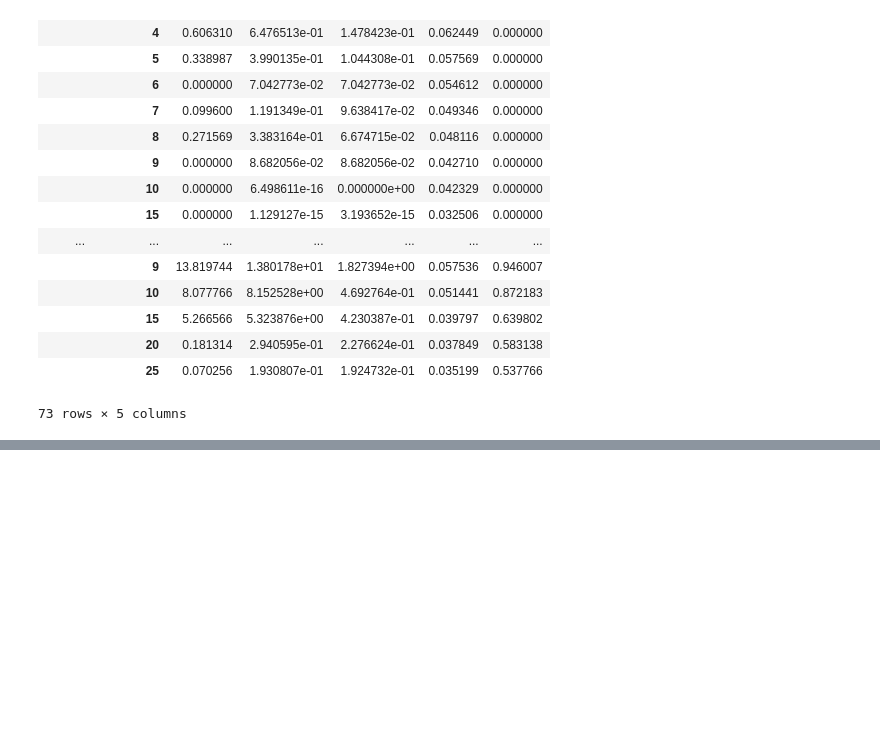
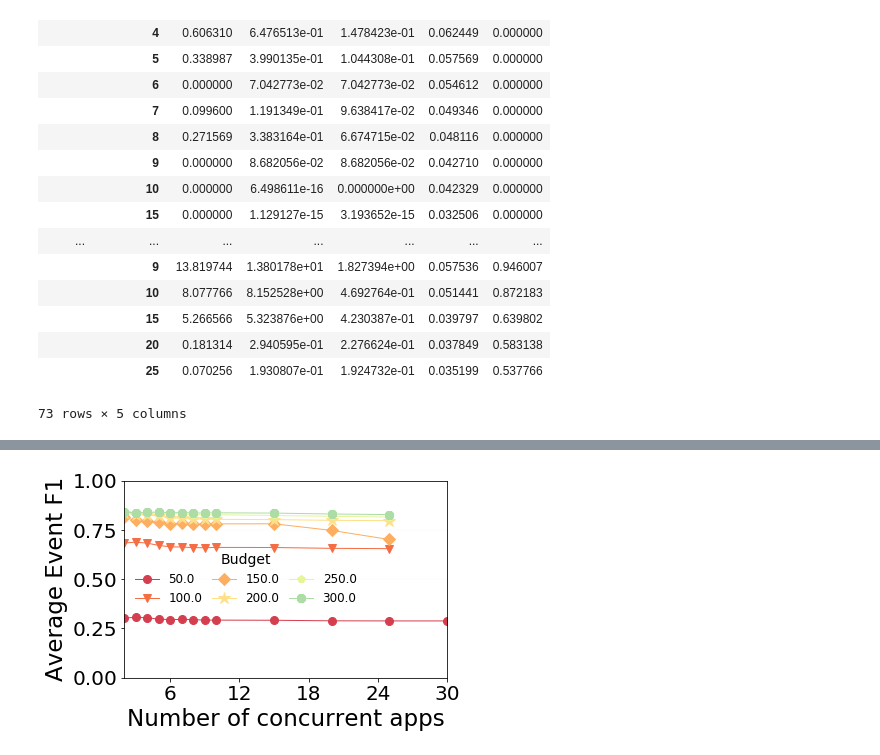
Before and after one commit to angelajiang/mainstream-analysis, a Jupyter notebook: 2018-Spring/notebooks/daniel/cost-breakdown.ipynb, the cells around one changed output, grey strips where cells are left out. Saved outputs shown, nothing was run; the diff lists cells and outputs as text; code cells hidden in the pictures; blank space fills up the shorter version.

```diff
--- a/2018-Spring/notebooks/daniel/cost-breakdown.ipynb
+++ b/2018-Spring/notebooks/daniel/cost-breakdown.ipynb
@@ -86 +88,14 @@ ax = plot.variants(series,
+# %%
+series = agg2series(grouped['f1'].mean(),
+                     names=sorted(set(df['budget'].values)),
+                     plotstyles=None,
+                     plotparams=dict(marker='.', lw=1, markersize=8))
+
+ax = plot.variants(series,
+                   xgrid=grids.x.num_apps,
+                   ygrid=grids.y.f1,
+                   legend_kwargs=dict(title='Budget', fontsize=12, ncol=3, loc='best'))
+bbox_to_anchor=(0.5, 1.2)
+# %% [output]
+[figure, added]
 # %%
```
Also changed, not shown: parts of 2 cells of this notebook, 3 other files.
